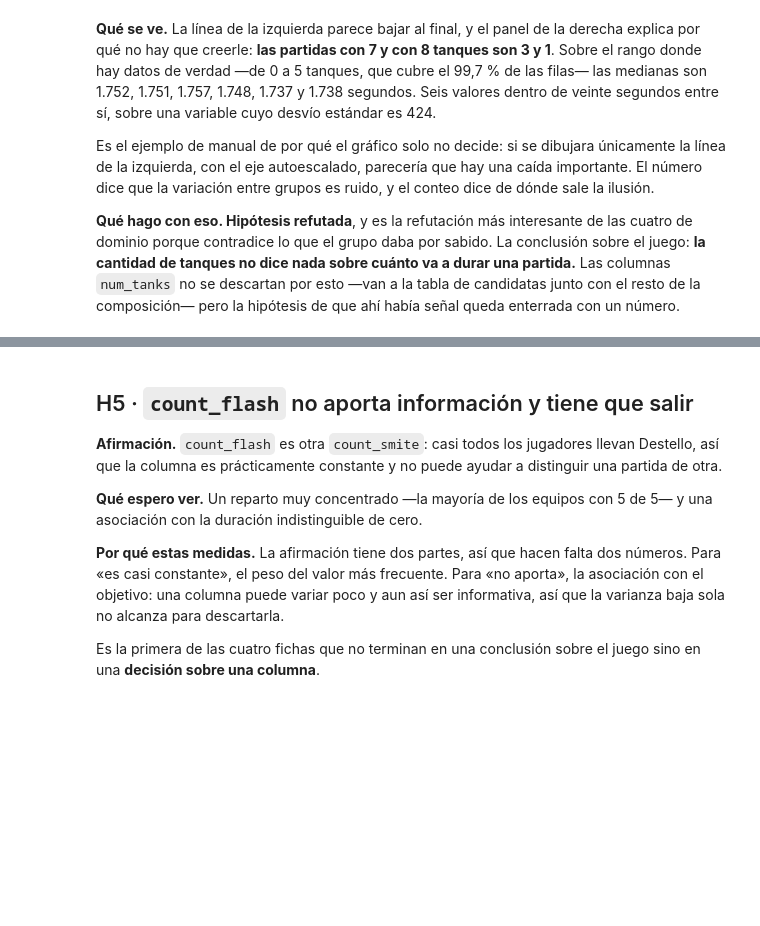
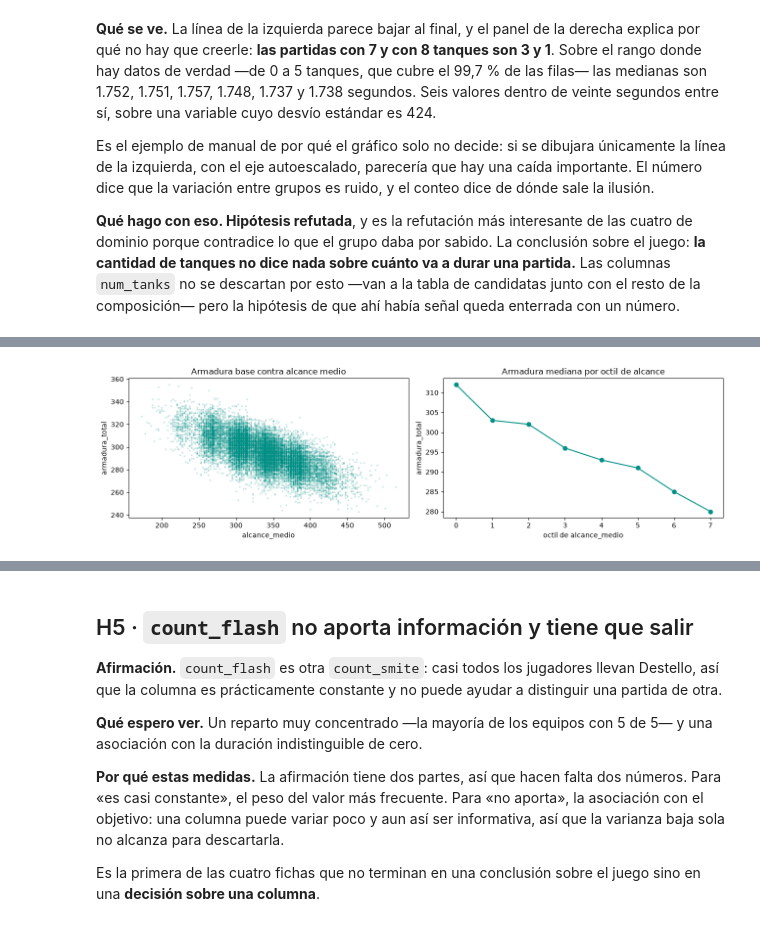
Before and after one commit to aguilarezequiel/FF-15, a Jupyter notebook: notebooks/entrega-2/eda_entrega2.ipynb, the cells around one changed output, grey strips where cells are left out. Drawn from its saved outputs; the diff is of its cells as text; code cells hidden in the pictures; blank space fills up the shorter version.

```diff
--- a/notebooks/entrega-2/eda_entrega2.ipynb
+++ b/notebooks/entrega-2/eda_entrega2.ipynb
@@ -204,32 +204,3 @@ Name: player_elo, dtype: float64
 El prefijo de `match_id` dice en qué servidor se jugó la partida. No es una
 columna del esquema, pero se deriva en una línea y va a hacer falta: es la
 única variable de contexto que tiene el dataset.
-# %%
-# Todas las derivadas del análisis, de una vez (y así no se fragmenta el frame)
-elo_cols = [f"{e}_{p}_player_elo" for e in EQUIPOS for p in POS]
-wr_cols = [f"{e}_{p}_player_winrate" for e in EQUIPOS for p in POS]
-mas_cols = [f"{e}_{p}_champ_mastery_pts" for e in EQUIPOS for p in POS]
-
-elo_t1 = df[[f"t1_{p}_player_elo" for p in POS]].mean(axis=1)
-elo_t2 = df[[f"t2_{p}_player_elo" for p in POS]].mean(axis=1)
-imputados = ((df[elo_cols].to_numpy() == 1500)
-             & (df[wr_cols].to_numpy() == 0.50)).sum(axis=1)
-
-derivadas = pd.DataFrame({
-    "plataforma": df["match_id"].str.split("_").str[0],
-    "duracion_min": df["game_duration_s"] / 60,
-    "elo_partida": df[elo_cols].mean(axis=1),
-    "desbalance_elo": (elo_t1 - elo_t2).abs(),
-    "tanques_total": df["t1_num_tanks"] + df["t2_num_tanks"],
-    "flash_total": df["t1_count_flash"] + df["t2_count_flash"],
-    "mastery_partida": df[mas_cols].mean(axis=1),
-    "mains_total": df["t1_mains_count"] + df["t2_mains_count"],
-    "jugadores_imputados": imputados,
-    **{f"gap_mastery_{p}": (df[f"t1_{p}_champ_mastery_pts"]
-                            - df[f"t2_{p}_champ_mastery_pts"]).abs()
-       for p in POS}})
-
-df = pd.concat([df, derivadas], axis=1)
-ORIGINALES = [c for c in df.columns if c not in derivadas.columns]
-dur = df["game_duration_s"]
-derivadas.columns.tolist()
@@ -1610,0 +1531,18 @@ indistinguible de cero.
+# %%
+# La nube completa, y la armadura mediana por octil de alcance
+fig, axes = plt.subplots(1, 2, figsize=(13, 3.8))
+axes[0].scatter(df["alcance_medio"], df["armadura_total"], s=3, alpha=.15,
+                color=TEAL)
+axes[0].set_title("Armadura base contra alcance medio")
+axes[0].set_xlabel("alcance_medio")
+axes[0].set_ylabel("armadura_total")
+octiles = pd.qcut(df["alcance_medio"], 8, labels=False)
+df["armadura_total"].groupby(octiles).median().plot(marker="o", color=TEAL,
+                                                    ax=axes[1])
+axes[1].set_title("Armadura mediana por octil de alcance")
+axes[1].set_xlabel("octil de alcance_medio")
+axes[1].set_ylabel("armadura_total")
+plt.tight_layout()
+plt.show()
+# %% [output]
+[figure, added]
```
Also changed, not shown: parts of 84 cells of this notebook, 4 other files.
